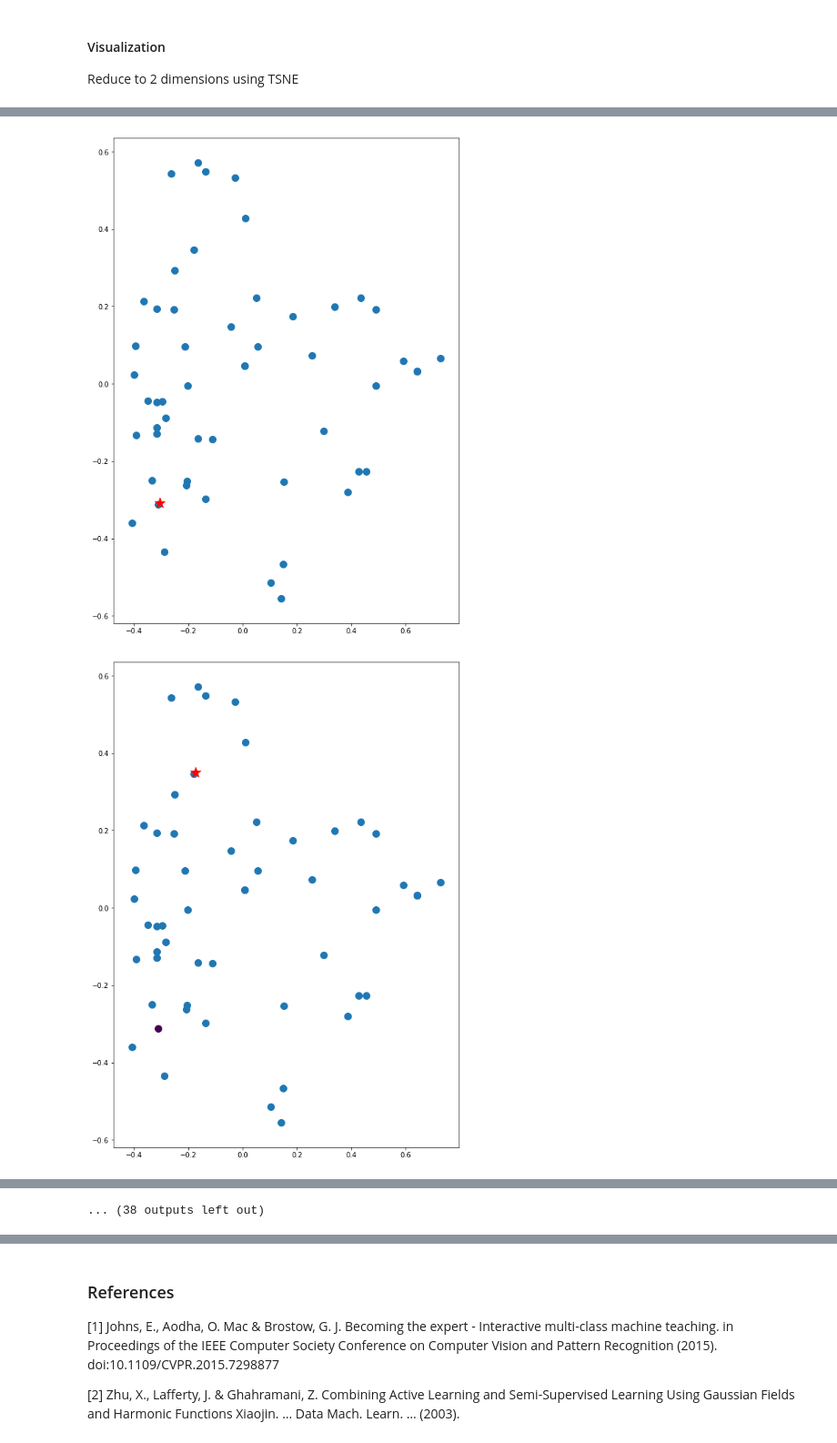
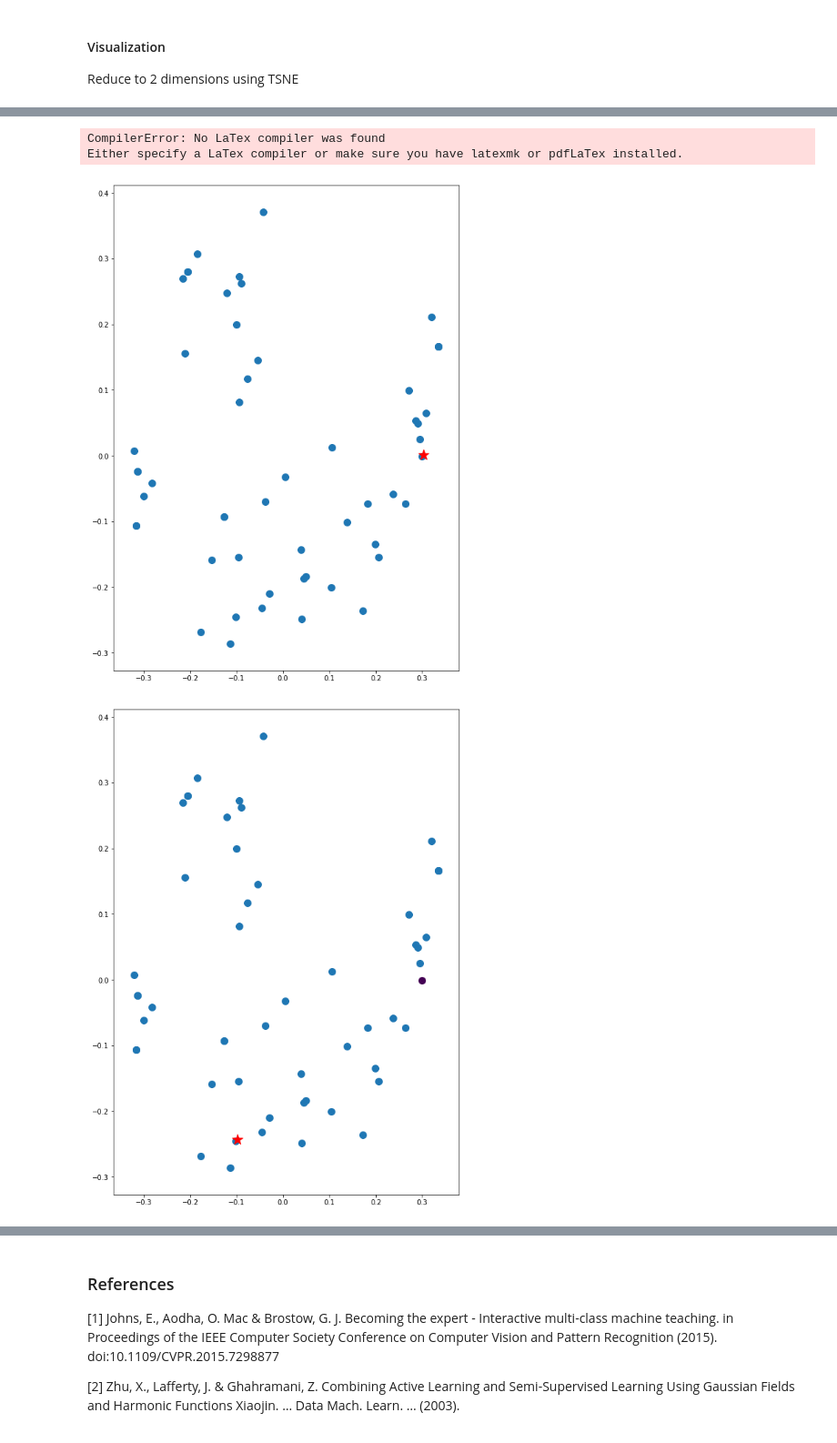
Before and after one commit to MachineTeachingEdu/machine-teaching, a Jupyter notebook: machineteaching/Dimension Reduction + Spectral Clustering + Active Learning + Markov Chain.ipynb, the cells around one changed output, grey strips where cells are left out. Shown at 91% size. Saved outputs shown, nothing was run; the diff lists cells and outputs as text; code cells hidden in the pictures.

```diff
--- a/machineteaching/Dimension Reduction + Spectral Clustering + Active Learning + Markov Chain.ipynb
+++ b/machineteaching/Dimension Reduction + Spectral Clustering + Active Learning + Markov Chain.ipynb
@@ -281,3 +91,34 @@ solution_sample.shape
+# %%
+# %load vectorizer.py
+from sklearn.feature_extraction.text import CountVectorizer
+from sklearn.preprocessing import normalize
+from analyzer import python_analyzer
+import numpy as np
+
+
+class NCutVectorizer(object):
+    def __init__(self, analyzer, binary, min_df):
+        self.vectorizer = CountVectorizer(analyzer = python_analyzer,
+                                          binary=binary,
+                                          min_df=min_df)
+
+    def fit_transform(self, docs):
+        train_data_features = self.vectorizer.fit_transform(docs)
+        train_data_features = train_data_features.toarray()
+
+        # Calculate NCut-weight
+        doc_mat_norm = normalize(train_data_features)
+        S = np.dot(doc_mat_norm.T, doc_mat_norm) + 0.001
+        D = np.power(np.sum(S, axis=1), -0.5) * np.eye(S.shape[0])
+        Y = np.dot(D, train_data_features.T)
+        return Y.T
+
+    def get_feature_names(self):
+        return self.vectorizer.get_feature_names()
+# %%
+train_data_features, vectorizer, feature_names = create_bag_of_words(solutions, NCutVectorizer, binary=True, min_df=0.35)
+# Remove rows containing only zeros (weird exercises)
+solution_sample = train_data_features[~(train_data_features==0).all(1)]
 # %% [markdown]
 ### Reducing dimensionality
 # %%
@@ -356,14 +197,13 @@ solution_sample_reduced.shape
 (54, 12)
 # %%
 # clustering = Clustering(handler.X, )
-clustering = Clustering(solution_sample_reduced, 13)
-# clustering.seed = 2209808447
-#2124056991
-#232156180
-#2539469571
+# clustering = Clustering(solution_sample_reduced, 13)
+clustering = Clustering(solution_sample, 7)
+clustering.seed = 827927039
 # clustering.seed = 0
 # clustering._generate_random_state()
-model, document_topic, word_topic = clustering.spectral_clustering()
+model, document_topic, word_topic = clustering.nmf()
+# model, document_topic, word_topic = clustering.spectral_clustering()
 # model, document_topic, word_topic = clustering.gaussian_mixture()
 # model, document_topic, word_topic = clustering.lda()
 # model, document_topic, word_topic = clustering.hierarchical()
@@ -465,33 +323,35 @@ for i in range(50):
     [nS, nC] = X.shape
     # Create the set of unlabelled samples (U)
     U = np.setdiff1d(np.arange(nS), L)
 
     # Plot unlabeled samples
     plt.scatter(x=sample[U,0], y=sample[U,1], s=100)
 
     # Color by class the ones already labeled
     if L:
         a = plt.scatter(x=sample[L,0], y=sample[L,1], c=y[L], s=100)
 
     # Star the queried sample
     plt.scatter(x=sample[sample_id,0], y=sample[sample_id,1], color='r', marker=r'$\star$', s=400)
 
     # Save figure
     plt.savefig("images/solution_%d.png" % sample_id)
 #     print("Question %d" % sample_id)
 
     # Print question
 #     problem = questions[sample_id]
 #     solution = solutions[sample_id]
 
     # Suppose that the student gets it correctly
     # Update X matrix
     X[sample_id] = Y[sample_id]
     L.append(sample_id)
     doc.append_solution(sample_id, problem, solution)
 #     print(X)
 
-doc.generate_pdf("problems_1311")
+doc.generate_pdf("problems_010119")
 # %% [output]
+CompilerError: No LaTex compiler was found
+Either specify a LaTex compiler or make sure you have latexmk or pdfLaTex installed.
-[figure, old version]
+[figure, new version]
-[figure, old version]
+[figure, new version]
@@ -508 +366,0 @@ doc.generate_pdf("problems_1311")
-... (38 outputs left out)
```
Also changed, not shown: parts of 29 cells of this notebook, 6 other files.
